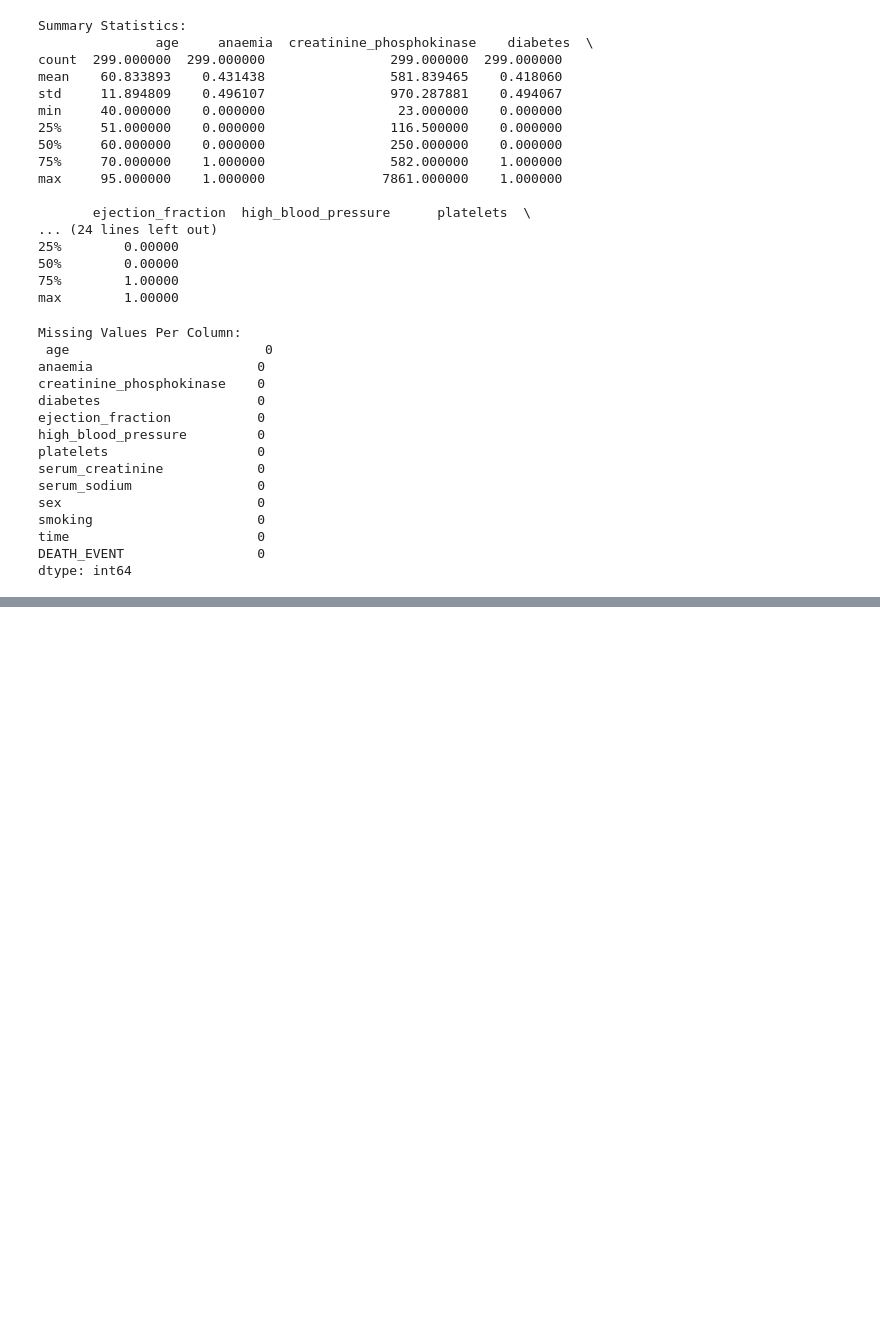
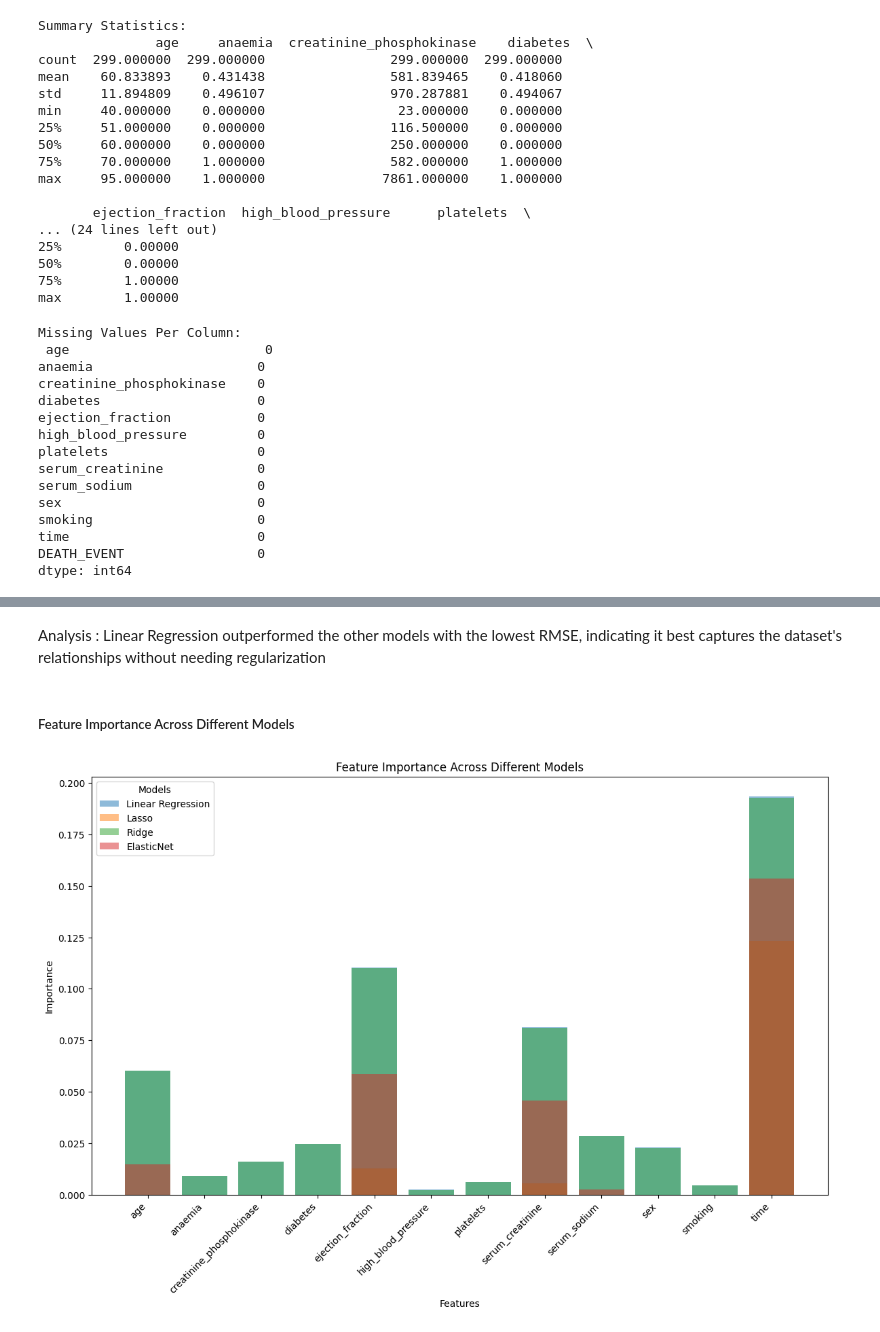
Before and after one commit to ahf-z/Heart-Failure-Analysis-and-Predictive-Modeling, a Jupyter notebook: presentation/data_Final.ipynb, the cells around one changed output, grey strips where cells are left out. Saved outputs shown, nothing was run; the diff lists cells and outputs as text; code cells hidden in the pictures; blank space fills up the shorter version.

```diff
--- a/presentation/data_Final.ipynb
+++ b/presentation/data_Final.ipynb
@@ -259,0 +336,33 @@ plt.show()
+# %% [markdown]
+Analysis :
+Linear Regression outperformed the other models with the lowest RMSE, indicating it best captures the dataset's relationships without needing regularization
+# %% [markdown]
+##### Feature Importance Across Different Models
+# %%
+# Prepare data
+X = datasets_standardized['Full']  # Use standardized data for consistency across models
+y = data['DEATH_EVENT']
+
+# Create a dictionary to store feature importances
+feature_importances = {}
+
+# Train each model and store the absolute value of the coefficients
+for model_name, model in models.items():
+    model.fit(X, y)
+    if hasattr(model, 'coef_'):  # Check if the model has coefficients (for linear models)
+        feature_importances[model_name] = np.abs(model.coef_)  # Store absolute value of coefficients
+
+# Plot the feature importance for each model
+plt.figure(figsize=(14, 8))
+
+for model_name, importance in feature_importances.items():
+    plt.bar(X.columns, importance, alpha=0.5, label=model_name)
+
+plt.title('Feature Importance Across Different Models')
+plt.xlabel('Features')
+plt.ylabel('Importance')
+plt.legend(title="Models")
+plt.xticks(rotation=45, ha='right')
+plt.show()
+# %% [output]
+[figure, added]
```
Also changed, not shown: parts of 42 cells of this notebook, 3 other files.
